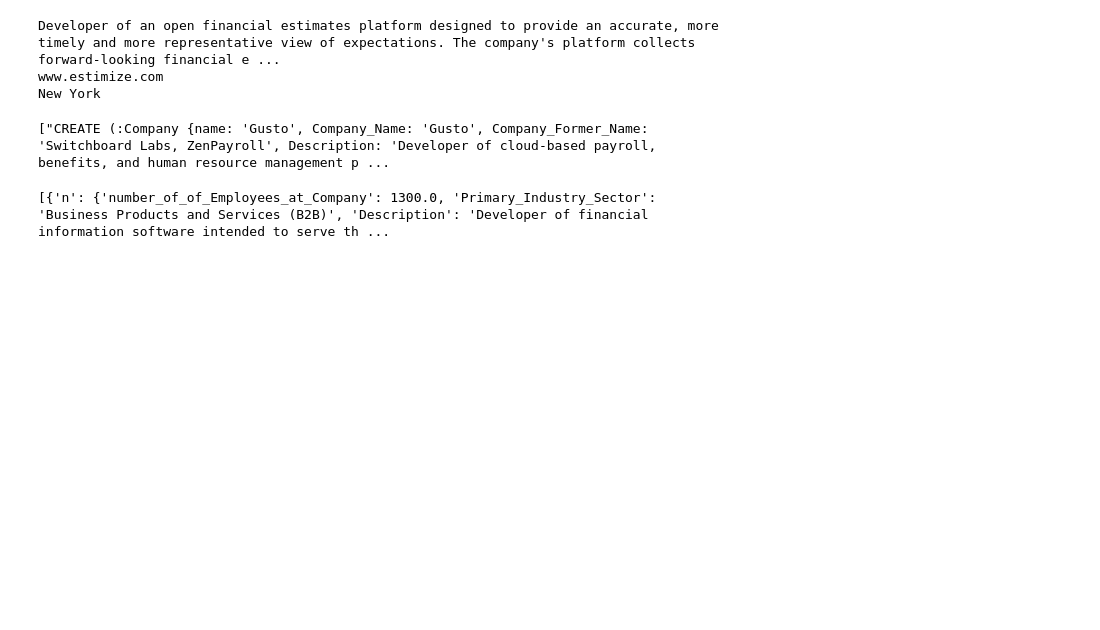
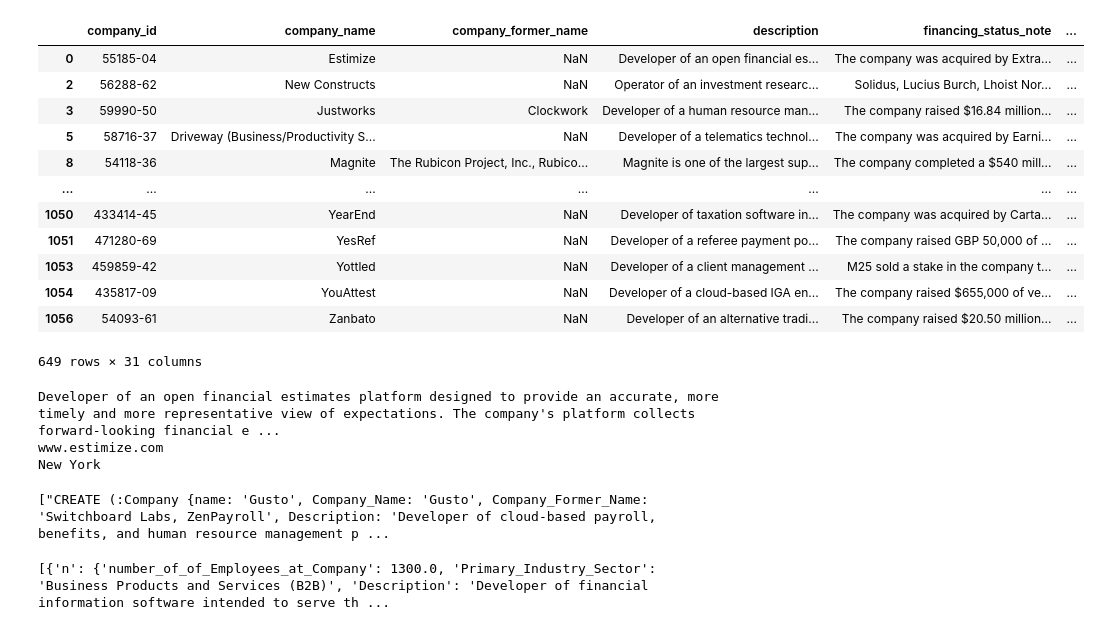
Before and after one commit to MC-Kangan/LLM-Enhanced-Knowledge-Graph-for-Startup-Analysis, a Jupyter notebook: pitchbook.ipynb, the cells around one changed output. Cells and saved outputs as stored; diff of their text form; code cells hidden in the pictures; blank space fills up the shorter version.

```diff
--- a/pitchbook.ipynb
+++ b/pitchbook.ipynb
@@ -9,6 +9,7 @@ from dotenv import load_dotenv
 df = pd.read_excel('PitchBook_Company_General_Information_2024_06_28_12_35_25.xlsx', header=7)
 df = df[~df['Company Name'].isna()]
 
-print(df.columns)
+column_names = list(df.columns)
+print(column_names)
 df.head()
 # %% [output]
@@ -32,5 +23,13 @@ Index(['Company ID', 'Company Name', 'Company Former Name', 'Description',
 5 rows × 31 columns
 # %%
 # Sanitize property names
-def sanitize_property_name(name):
-    return name.replace(' ', '_').replace('#', 'number_of').replace('/', '_').replace(';', '_').replace('-', '_').replace(',', '')
+def process_column_name(name):
+    name = name.lower()
+    return name.replace(' ', '_').replace('#', 'number').replace('/', '_').replace(';', '_').replace('-', '_').replace(',', '')
+# %%
+processed_column_names = [process_column_name(i) for i in column_names]
+column_mapper = dict(zip(column_names, processed_column_names))
+df = df.rename(column_mapper, axis=1)
+
+df_fintech = df[df['verticals'].str.contains('FinTech')]
+df_fintech.website
@@ -37,3 +49,19 @@ def sanitize_property_name(name):
+# %%
+df_fintech
+# %% [output]
+|  | company_id | company_name | company_former_name | description | financing_status_note | ... |
+| 0 | 55185-04 | Estimize | NaN | Developer of an open financial es... | The company was acquired by Extra... | ... |
+| 2 | 56288-62 | New Constructs | NaN | Operator of an investment researc... | Solidus, Lucius Burch, Lhoist Nor... | ... |
+| 3 | 59990-50 | Justworks | Clockwork | Developer of a human resource man... | The company raised $16.84 million... | ... |
+| 5 | 58716-37 | Driveway (Business/Productivity S... | NaN | Developer of a telematics technol... | The company was acquired by Earni... | ... |
+| 8 | 54118-36 | Magnite | The Rubicon Project, Inc., Rubico... | Magnite is one of the largest sup... | The company completed a $540 mill... | ... |
+| ... | ... | ... | ... | ... | ... | ... |
+| 1050 | 433414-45 | YearEnd | NaN | Developer of taxation software in... | The company was acquired by Carta... | ... |
+| 1051 | 471280-69 | YesRef | NaN | Developer of a referee payment po... | The company raised GBP 50,000 of ... | ... |
+| 1053 | 459859-42 | Yottled | NaN | Developer of a client management ... | M25 sold a stake in the company t... | ... |
+| 1054 | 435817-09 | YouAttest | NaN | Developer of a cloud-based IGA en... | The company raised $655,000 of ve... | ... |
+| 1056 | 54093-61 | Zanbato | NaN | Developer of an alternative tradi... | The company raised $20.50 million... | ... |
+649 rows × 31 columns
 # %%
 print(df['Description'].iloc[0])
 print(df['Website'].iloc[0])
```
Also changed, not shown: parts of 2 cells of this notebook, 4 other files.
